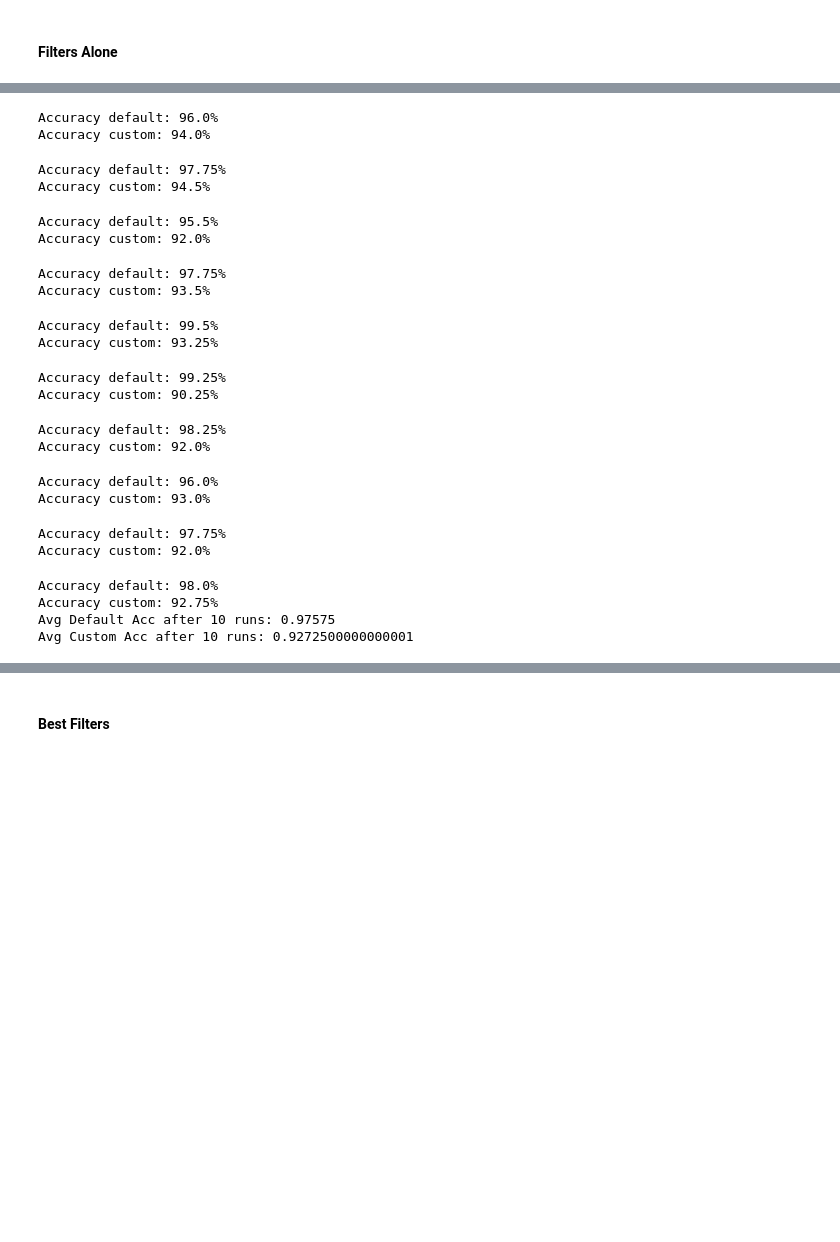
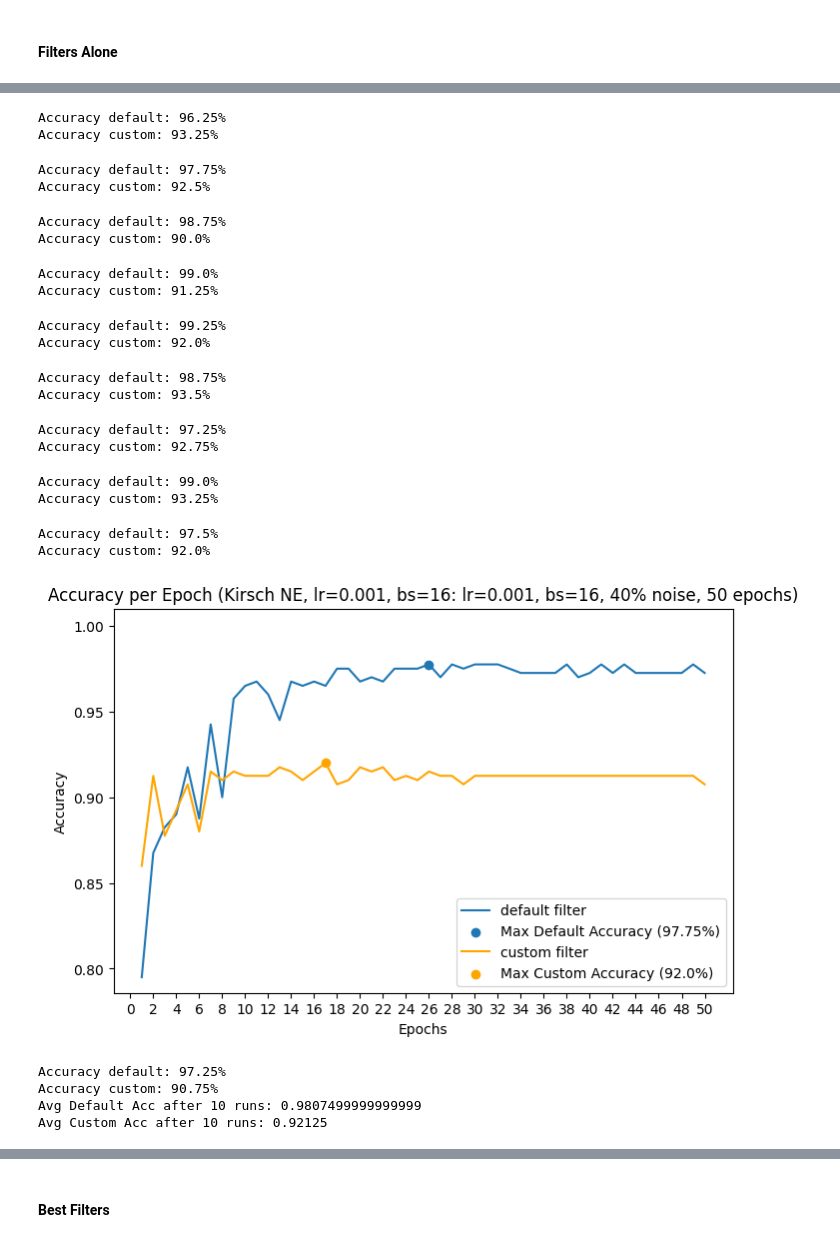
Before and after one commit to undefined-panda/bachelor_thesis, a Jupyter notebook: results/results_krisch.ipynb, the cells around one changed output, grey strips where cells are left out. Saved outputs shown, nothing was run; the diff lists cells and outputs as text; code cells hidden in the pictures; blank space fills up the shorter version.

```diff
--- a/results/results_krisch.ipynb
+++ b/results/results_krisch.ipynb
@@ -78,38 +84,42 @@ Avg Custom Acc after 10 runs: 0.89
 # %%
 epochs = 50
 d_acc_hist = []
 c_acc_hist = []
 
 for i in range(10):
-    d_acc, c_acc = test_1(data, labels, noise, bs, epochs, lr, [kirsch_ne], title="Kirsch", return_acc=True, plot=False)
+    if i == 9:
+        d_acc, c_acc = test_1(data, labels, noise, bs, epochs, lr, [kirsch_ne], title=f"Kirsch NE, lr={lr}, bs={bs}", return_acc=True, plot=True)
+    else:
+        d_acc, c_acc = test_1(data, labels, noise, bs, epochs, lr, [kirsch_ne], title="Kirsch NE", return_acc=True, plot=False)
     d_acc_hist.append(d_acc)
     c_acc_hist.append(c_acc)
 
 print(f"Avg Default Acc after 10 runs: {np.sum(d_acc_hist)/10}")
 print(f"Avg Custom Acc after 10 runs: {np.sum(c_acc_hist)/10}")
 # %% [output]
-Accuracy default: 96.0%
-Accuracy custom: 94.0%
+Accuracy default: 96.25%
+Accuracy custom: 93.25%
 Accuracy default: 97.75%
-Accuracy custom: 94.5%
+Accuracy custom: 92.5%
-Accuracy default: 95.5%
-Accuracy custom: 92.0%
+Accuracy default: 98.75%
+Accuracy custom: 90.0%
-Accuracy default: 97.75%
-Accuracy custom: 93.5%
+Accuracy default: 99.0%
+Accuracy custom: 91.25%
-Accuracy default: 99.5%
-Accuracy custom: 93.25%
+Accuracy default: 99.25%
+Accuracy custom: 92.0%
-Accuracy default: 99.25%
-Accuracy custom: 90.25%
+Accuracy default: 98.75%
+Accuracy custom: 93.5%
-Accuracy default: 98.25%
-Accuracy custom: 92.0%
+Accuracy default: 97.25%
+Accuracy custom: 92.75%
-Accuracy default: 96.0%
-Accuracy custom: 93.0%
+Accuracy default: 99.0%
+Accuracy custom: 93.25%
-Accuracy default: 97.75%
+Accuracy default: 97.5%
 Accuracy custom: 92.0%
+[figure, added]
-Accuracy default: 98.0%
-Accuracy custom: 92.75%
-Avg Default Acc after 10 runs: 0.97575
-Avg Custom Acc after 10 runs: 0.9272500000000001
+Accuracy default: 97.25%
+Accuracy custom: 90.75%
+Avg Default Acc after 10 runs: 0.9807499999999999
+Avg Custom Acc after 10 runs: 0.92125
 # %%
 epochs = 50
 d_acc_hist = []
```
Also changed, not shown: parts of 41 cells of this notebook, 10 other files.
